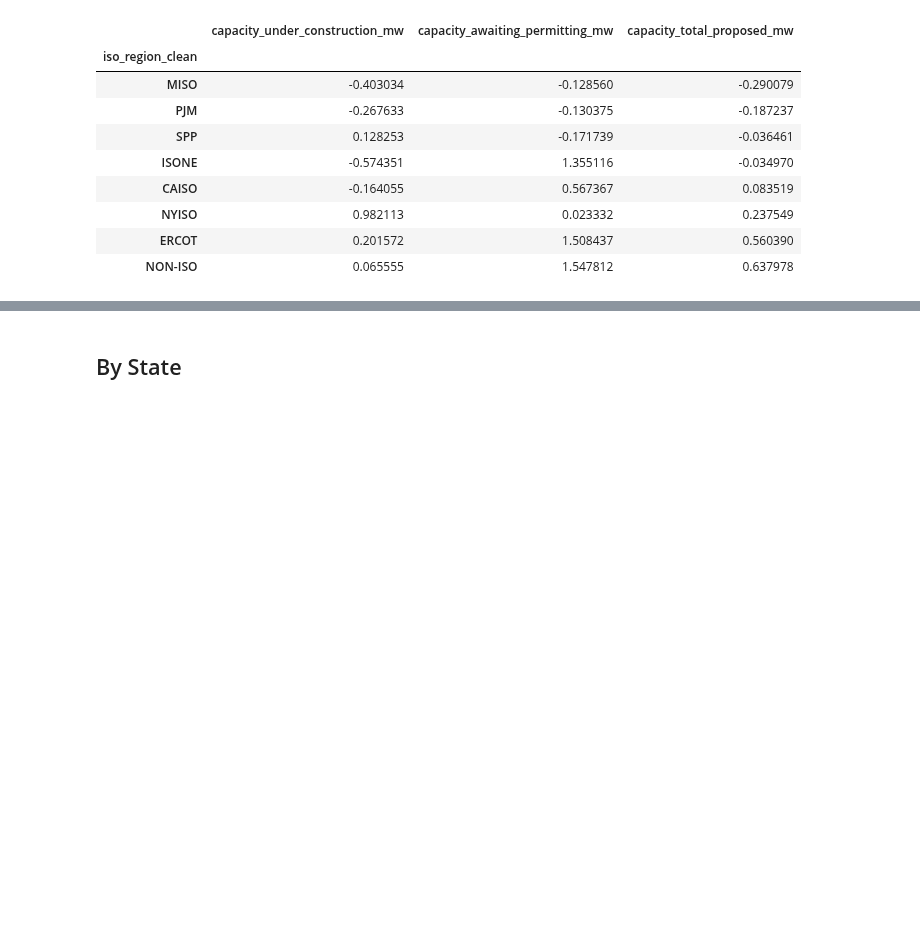
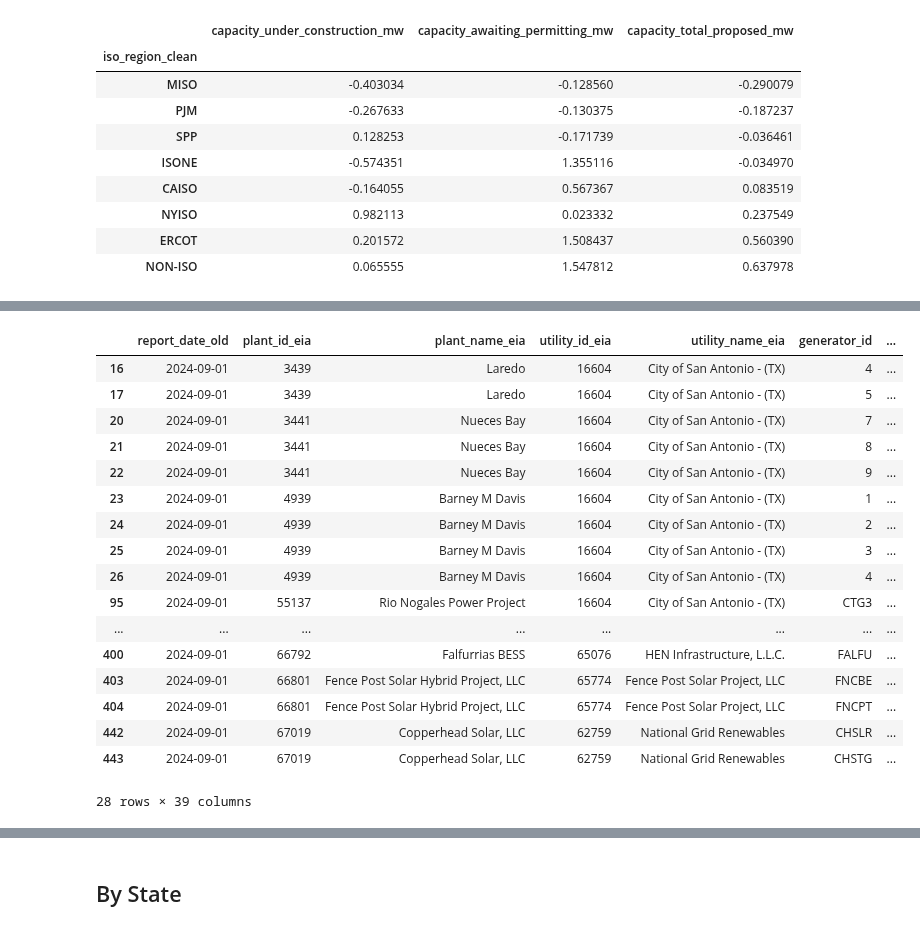
Before and after one commit to deployment-gap-model-education-fund/deployment-gap-model, a Jupyter notebook: notebooks/data_updates/eia860m_acp/data_mart.county_concrete_mw.ipynb, the cells around one changed output, grey strips where cells are left out. Saved outputs shown, nothing was run; the diff lists cells and outputs as text; code cells hidden in the pictures; blank space fills up the shorter version.

```diff
--- a/notebooks/data_updates/eia860m_acp/data_mart.county_concrete_mw.ipynb
+++ b/notebooks/data_updates/eia860m_acp/data_mart.county_concrete_mw.ipynb
@@ -123,0 +414,21 @@ capacity_by_iso_region_pct_change.sort_values(by="capacity_total_proposed_mw")
+# %%
+eia_combined.query("iso_region_clean == 'ERCOT' and operational_status_code_new.isnull() and raw_operational_status_code_old == 'OP'")
+# %% [output]
+|  | report_date_old | plant_id_eia | plant_name_eia | utility_id_eia | utility_name_eia | generator_id | ... |
+| 16 | 2024-09-01 | 3439 | Laredo | 16604 | City of San Antonio - (TX) | 4 | ... |
+| 17 | 2024-09-01 | 3439 | Laredo | 16604 | City of San Antonio - (TX) | 5 | ... |
+| 20 | 2024-09-01 | 3441 | Nueces Bay | 16604 | City of San Antonio - (TX) | 7 | ... |
+| 21 | 2024-09-01 | 3441 | Nueces Bay | 16604 | City of San Antonio - (TX) | 8 | ... |
+| 22 | 2024-09-01 | 3441 | Nueces Bay | 16604 | City of San Antonio - (TX) | 9 | ... |
+| 23 | 2024-09-01 | 4939 | Barney M Davis | 16604 | City of San Antonio - (TX) | 1 | ... |
+| 24 | 2024-09-01 | 4939 | Barney M Davis | 16604 | City of San Antonio - (TX) | 2 | ... |
+| 25 | 2024-09-01 | 4939 | Barney M Davis | 16604 | City of San Antonio - (TX) | 3 | ... |
+| 26 | 2024-09-01 | 4939 | Barney M Davis | 16604 | City of San Antonio - (TX) | 4 | ... |
+| 95 | 2024-09-01 | 55137 | Rio Nogales Power Project | 16604 | City of San Antonio - (TX) | CTG3 | ... |
+| ... | ... | ... | ... | ... | ... | ... | ... |
+| 400 | 2024-09-01 | 66792 | Falfurrias BESS | 65076 | HEN Infrastructure, L.L.C. | FALFU | ... |
+| 403 | 2024-09-01 | 66801 | Fence Post Solar Hybrid Project, LLC | 65774 | Fence Post Solar Project, LLC | FNCBE | ... |
+| 404 | 2024-09-01 | 66801 | Fence Post Solar Hybrid Project, LLC | 65774 | Fence Post Solar Project, LLC | FNCPT | ... |
+| 442 | 2024-09-01 | 67019 | Copperhead Solar, LLC | 62759 | National Grid Renewables | CHSLR | ... |
+| 443 | 2024-09-01 | 67019 | Copperhead Solar, LLC | 62759 | National Grid Renewables | CHSTG | ... |
+28 rows × 39 columns
```
Also changed, not shown: parts of 29 cells of this notebook.
